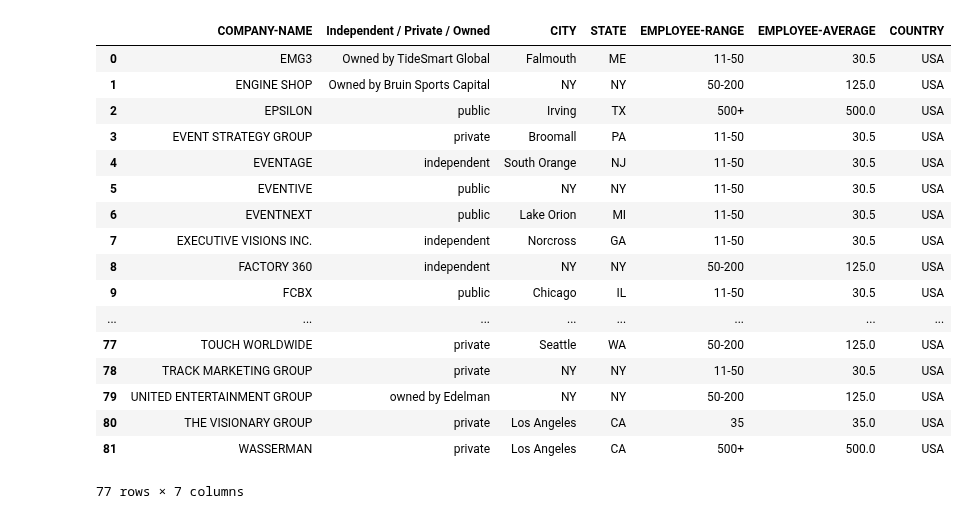
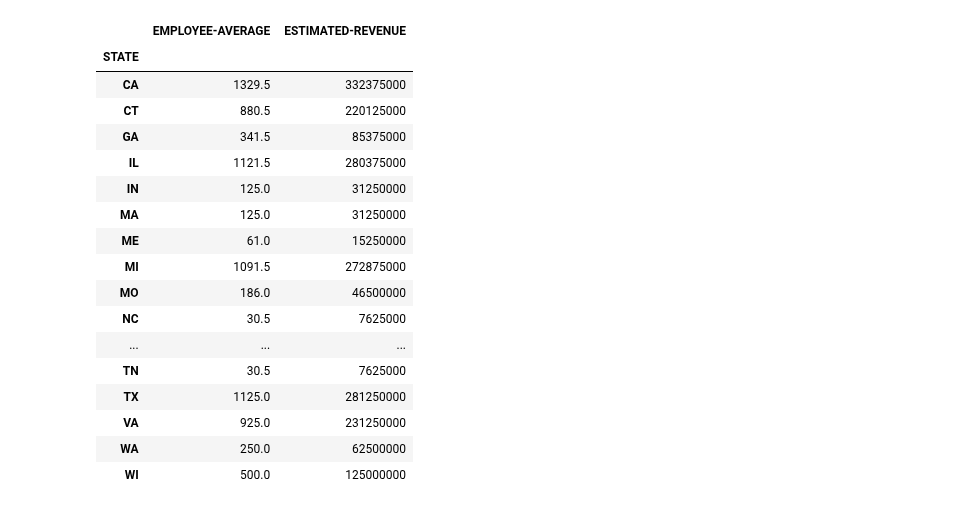
Before and after one commit to xthomas/dataviz, a Jupyter notebook: eventmarketer/IT List Mapped.ipynb, the cells around one changed output. Cells and saved outputs as stored; diff of their text form; code cells hidden in the pictures.

Commit message:
Was able to map the EventMarketer list. This shows the revenue, in PLOTLY

```diff
--- a/eventmarketer/IT List Mapped.ipynb
+++ b/eventmarketer/IT List Mapped.ipynb
@@ -6,5 +8,5 @@ import pandas as pd
 # %%
-raw='./data/itlist_mapping_02.csv'
+raw='./data/itlist_mapping_03.csv'
 df = pd.read_csv(raw)
 df
 # %% [output]
@@ -29,22 +31,23 @@ df
 # %%
 dfusa = df[(df["COUNTRY"]=="USA")]
-dfusa
+staterev = dfusa.groupby(dfusa["STATE"],squeeze=True)
+staterev.sum()
 # %% [output]
-|  | COMPANY-NAME | Independent / Private / Owned | CITY | STATE | EMPLOYEE-RANGE | EMPLOYEE-AVERAGE | COUNTRY |
-| 0 | EMG3 | Owned by TideSmart Global | Falmouth | ME | 11-50 | 30.5 | USA |
-| 1 | ENGINE SHOP | Owned by Bruin Sports Capital | NY | NY | 50-200 | 125.0 | USA |
-| 2 | EPSILON | public | Irving | TX | 500+ | 500.0 | USA |
-| 3 | EVENT STRATEGY GROUP | private | Broomall | PA | 11-50 | 30.5 | USA |
-| 4 | EVENTAGE | independent | South Orange | NJ | 11-50 | 30.5 | USA |
-| 5 | EVENTIVE | public | NY | NY | 11-50 | 30.5 | USA |
-| 6 | EVENTNEXT | public | Lake Orion | MI | 11-50 | 30.5 | USA |
-| 7 | EXECUTIVE VISIONS INC. | independent | Norcross | GA | 11-50 | 30.5 | USA |
-| 8 | FACTORY 360 | independent | NY | NY | 50-200 | 125.0 | USA |
-| 9 | FCBX | public | Chicago | IL | 11-50 | 30.5 | USA |
-| ... | ... | ... | ... | ... | ... | ... | ... |
-| 77 | TOUCH WORLDWIDE | private | Seattle | WA | 50-200 | 125.0 | USA |
-| 78 | TRACK MARKETING GROUP | private | NY | NY | 11-50 | 30.5 | USA |
-| 79 | UNITED ENTERTAINMENT GROUP | owned by Edelman | NY | NY | 50-200 | 125.0 | USA |
-| 80 | THE VISIONARY GROUP | private | Los Angeles | CA | 35 | 35.0 | USA |
-| 81 | WASSERMAN | private | Los Angeles | CA | 500+ | 500.0 | USA |
+|  | EMPLOYEE-AVERAGE | ESTIMATED-REVENUE |
+| STATE |  |  |
+| CA | 1329.5 | 332375000 |
+| CT | 880.5 | 220125000 |
+| GA | 341.5 | 85375000 |
+| IL | 1121.5 | 280375000 |
+| IN | 125.0 | 31250000 |
+| MA | 125.0 | 31250000 |
+| ME | 61.0 | 15250000 |
+| MI | 1091.5 | 272875000 |
+| MO | 186.0 | 46500000 |
+| NC | 30.5 | 7625000 |
+| ... | ... | ... |
+| TN | 30.5 | 7625000 |
+| TX | 1125.0 | 281250000 |
+| VA | 925.0 | 231250000 |
+| WA | 250.0 | 62500000 |
+| WI | 500.0 | 125000000 |
-77 rows × 7 columns
```
Also changed, not shown: parts of 12 cells of this notebook, 2 other files.
